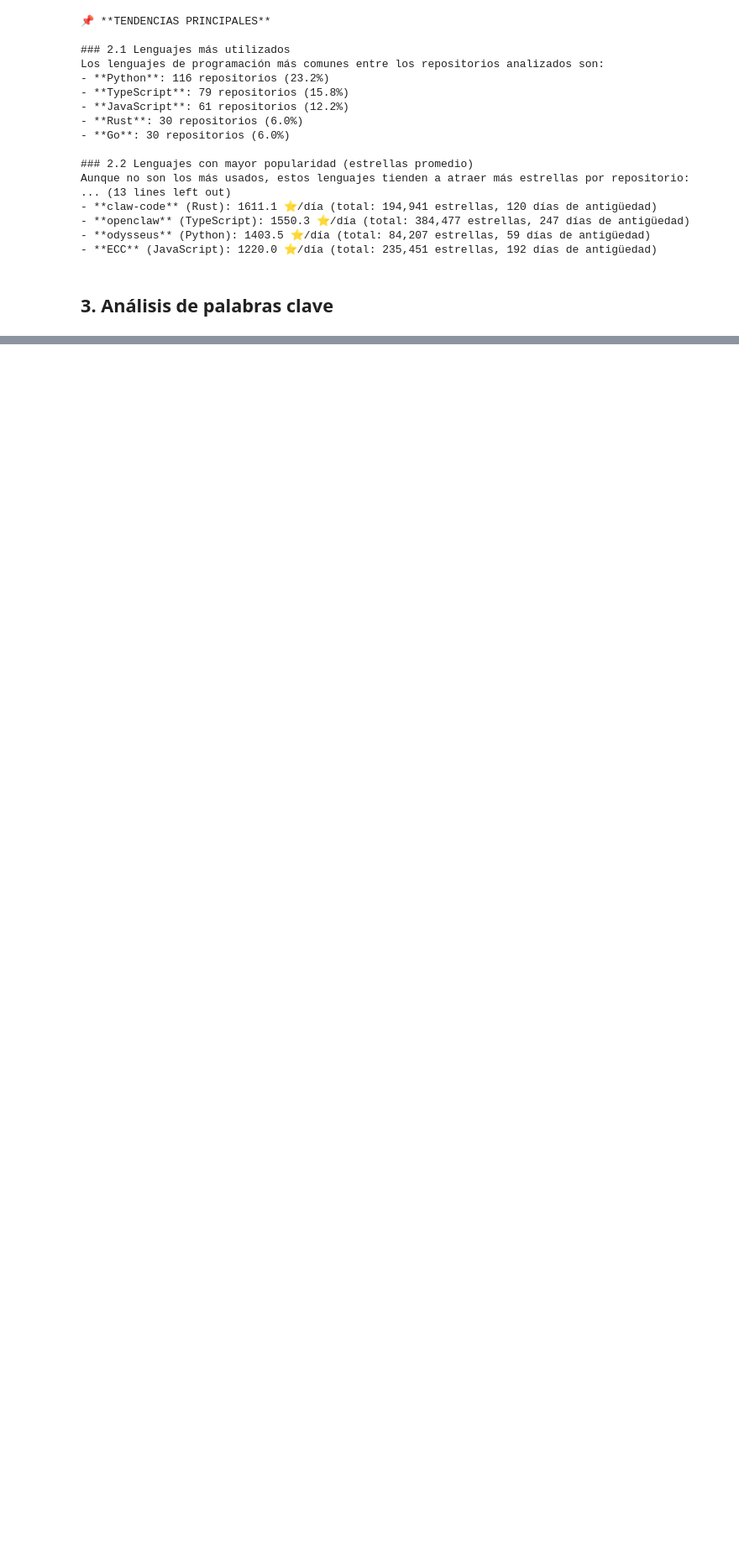
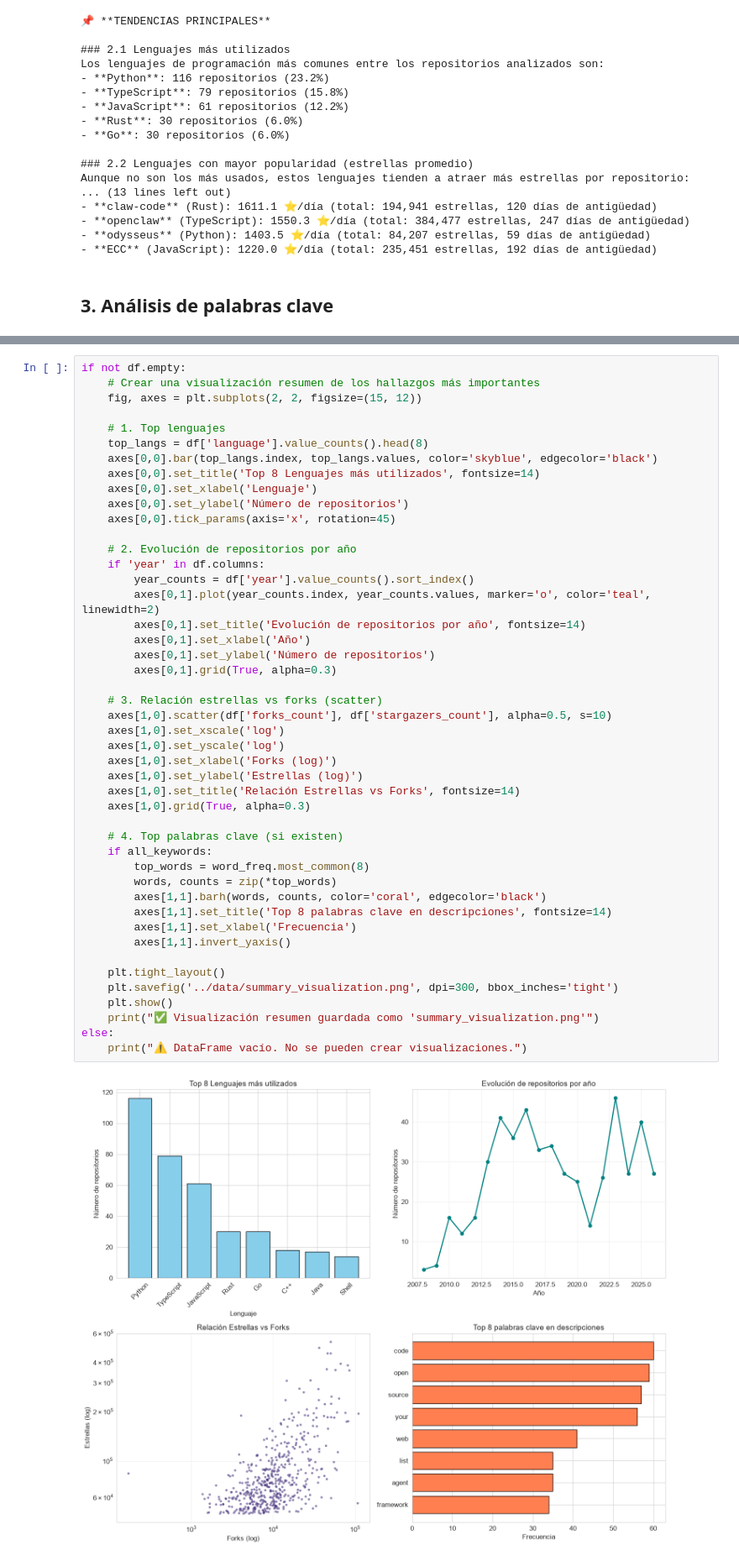
Before and after one commit to 010213reyes/github-trends-analysis, a Jupyter notebook: notebooks/Resultados y Conclusiones.ipynb, the cells around one changed output, grey strips where cells are left out. Shown at 84% size. Saved outputs shown, nothing was run; the diff lists cells and outputs as text; blank space fills up the shorter version.

```diff
--- a/notebooks/Resultados y Conclusiones.ipynb
+++ b/notebooks/Resultados y Conclusiones.ipynb
@@ -148,0 +336,48 @@ Aunque no son los más usados, estos lenguajes tienden a atraer más estrellas p
+# %%
+if not df.empty:
+    # Crear una visualización resumen de los hallazgos más importantes
+    fig, axes = plt.subplots(2, 2, figsize=(15, 12))
+
+    # 1. Top lenguajes
+    top_langs = df['language'].value_counts().head(8)
+    axes[0,0].bar(top_langs.index, top_langs.values, color='skyblue', edgecolor='black')
+    axes[0,0].set_title('Top 8 Lenguajes más utilizados', fontsize=14)
+    axes[0,0].set_xlabel('Lenguaje')
+    axes[0,0].set_ylabel('Número de repositorios')
+    axes[0,0].tick_params(axis='x', rotation=45)
+
+    # 2. Evolución de repositorios por año
+    if 'year' in df.columns:
+        year_counts = df['year'].value_counts().sort_index()
+        axes[0,1].plot(year_counts.index, year_counts.values, marker='o', color='teal', linewidth=2)
+        axes[0,1].set_title('Evolución de repositorios por año', fontsize=14)
+        axes[0,1].set_xlabel('Año')
+        axes[0,1].set_ylabel('Número de repositorios')
+        axes[0,1].grid(True, alpha=0.3)
+
+    # 3. Relación estrellas vs forks (scatter)
+    axes[1,0].scatter(df['forks_count'], df['stargazers_count'], alpha=0.5, s=10)
+    axes[1,0].set_xscale('log')
+    axes[1,0].set_yscale('log')
+    axes[1,0].set_xlabel('Forks (log)')
+    axes[1,0].set_ylabel('Estrellas (log)')
+    axes[1,0].set_title('Relación Estrellas vs Forks', fontsize=14)
+    axes[1,0].grid(True, alpha=0.3)
+
+    # 4. Top palabras clave (si existen)
+    if all_keywords:
+        top_words = word_freq.most_common(8)
+        words, counts = zip(*top_words)
+        axes[1,1].barh(words, counts, color='coral', edgecolor='black')
+        axes[1,1].set_title('Top 8 palabras clave en descripciones', fontsize=14)
+        axes[1,1].set_xlabel('Frecuencia')
+        axes[1,1].invert_yaxis()
+
+    plt.tight_layout()
+    plt.savefig('../data/summary_visualization.png', dpi=300, bbox_inches='tight')
+    plt.show()
+    print("✅ Visualización resumen guardada como 'summary_visualization.png'")
+else:
+    print("⚠️ DataFrame vacío. No se pueden crear visualizaciones.")
+# %% [output]
+[figure, added]
```
Also changed, not shown: parts of 7 cells of this notebook, 1 other file.
